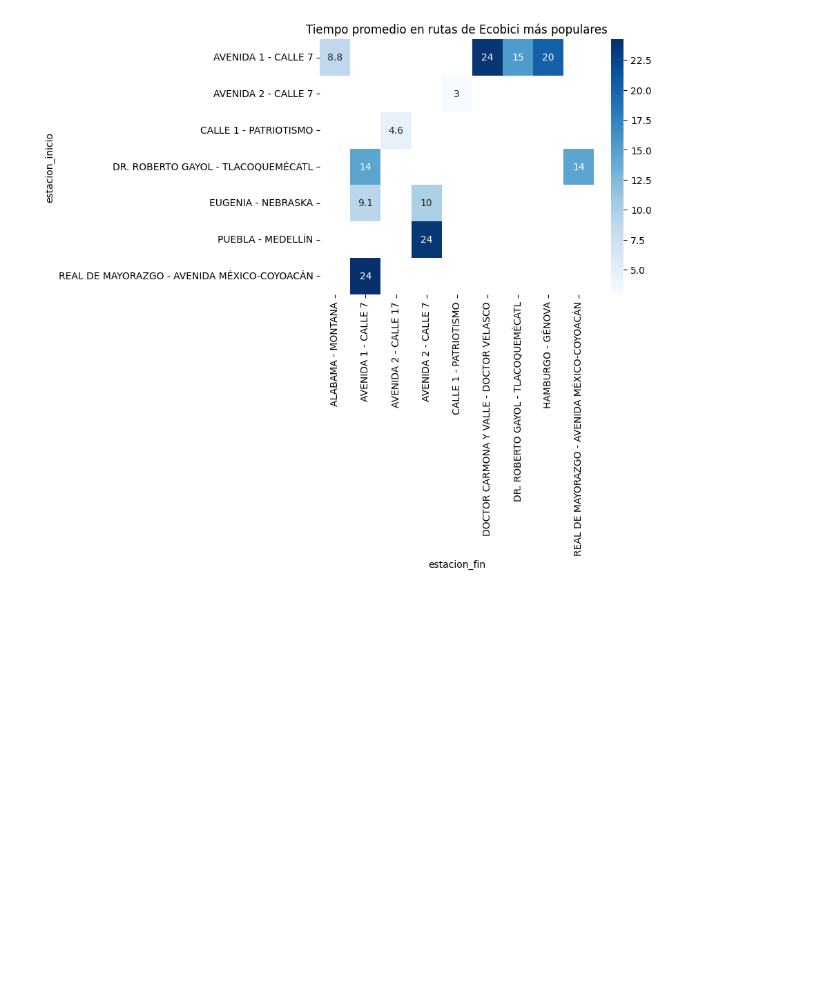
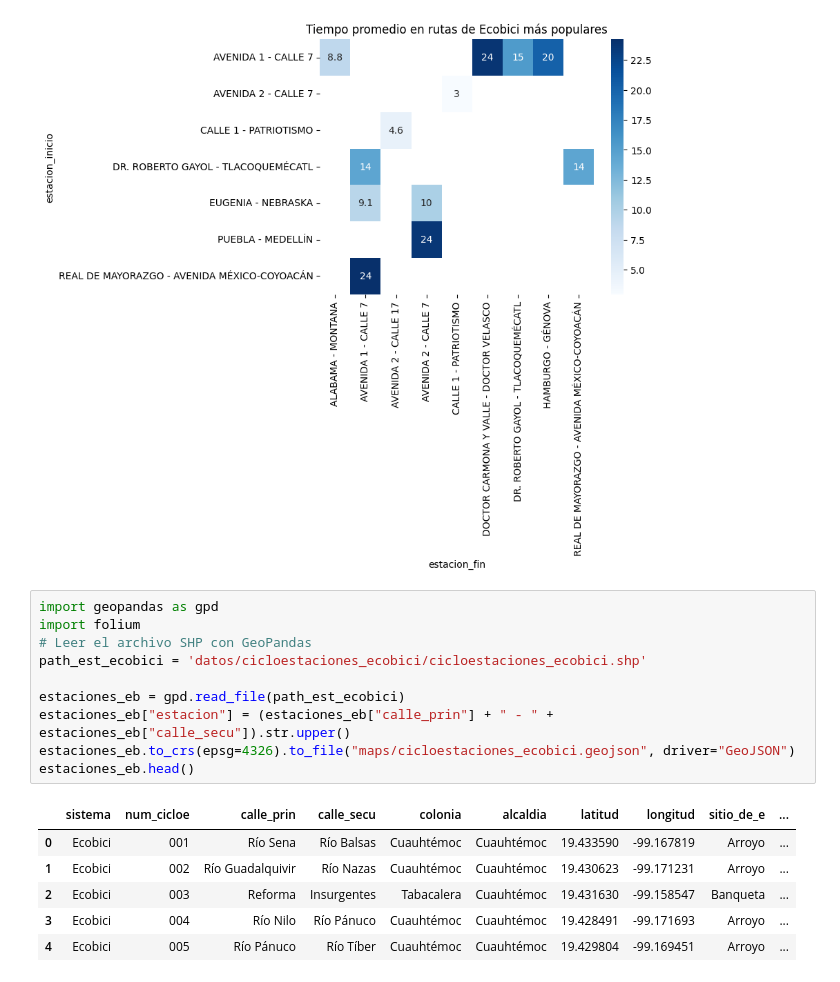
Before and after one commit to jjsantos01/mi-movilidad, a Jupyter notebook: mi-movilidad.ipynb, the cells around one changed output. Drawn from its saved outputs; the diff is of its cells as text; blank space fills up the shorter version.

Commit message:
add mapEcobici

```diff
--- a/mi-movilidad.ipynb
+++ b/mi-movilidad.ipynb
@@ -297,3 +300,20 @@ if not ecobici.empty:
     ax.set_title("Tiempo promedio en rutas de Ecobici más populares")
 # %% [output]
 [figure]
+# %%
+import geopandas as gpd
+import folium
+# Leer el archivo SHP con GeoPandas
+path_est_ecobici = 'datos/cicloestaciones_ecobici/cicloestaciones_ecobici.shp'
+
+estaciones_eb = gpd.read_file(path_est_ecobici)
+estaciones_eb["estacion"] = (estaciones_eb["calle_prin"] + " - " + estaciones_eb["calle_secu"]).str.upper()
+estaciones_eb.to_crs(epsg=4326).to_file("maps/cicloestaciones_ecobici.geojson", driver="GeoJSON")
+estaciones_eb.head()
+# %% [output]
+|  | sistema | num_cicloe | calle_prin | calle_secu | colonia | alcaldia | latitud | longitud | sitio_de_e | ... |
+| 0 | Ecobici | 001 | Río Sena | Río Balsas | Cuauhtémoc | Cuauhtémoc | 19.433590 | -99.167819 | Arroyo | ... |
+| 1 | Ecobici | 002 | Río Guadalquivir | Río Nazas | Cuauhtémoc | Cuauhtémoc | 19.430623 | -99.171231 | Arroyo | ... |
+| 2 | Ecobici | 003 | Reforma | Insurgentes | Tabacalera | Cuauhtémoc | 19.431630 | -99.158547 | Banqueta | ... |
+| 3 | Ecobici | 004 | Río Nilo | Río Pánuco | Cuauhtémoc | Cuauhtémoc | 19.428491 | -99.171693 | Arroyo | ... |
+| 4 | Ecobici | 005 | Río Pánuco | Río Tíber | Cuauhtémoc | Cuauhtémoc | 19.429804 | -99.169451 | Arroyo | ... |
```
Also changed, not shown: parts of 22 cells of this notebook, 4 other files.
